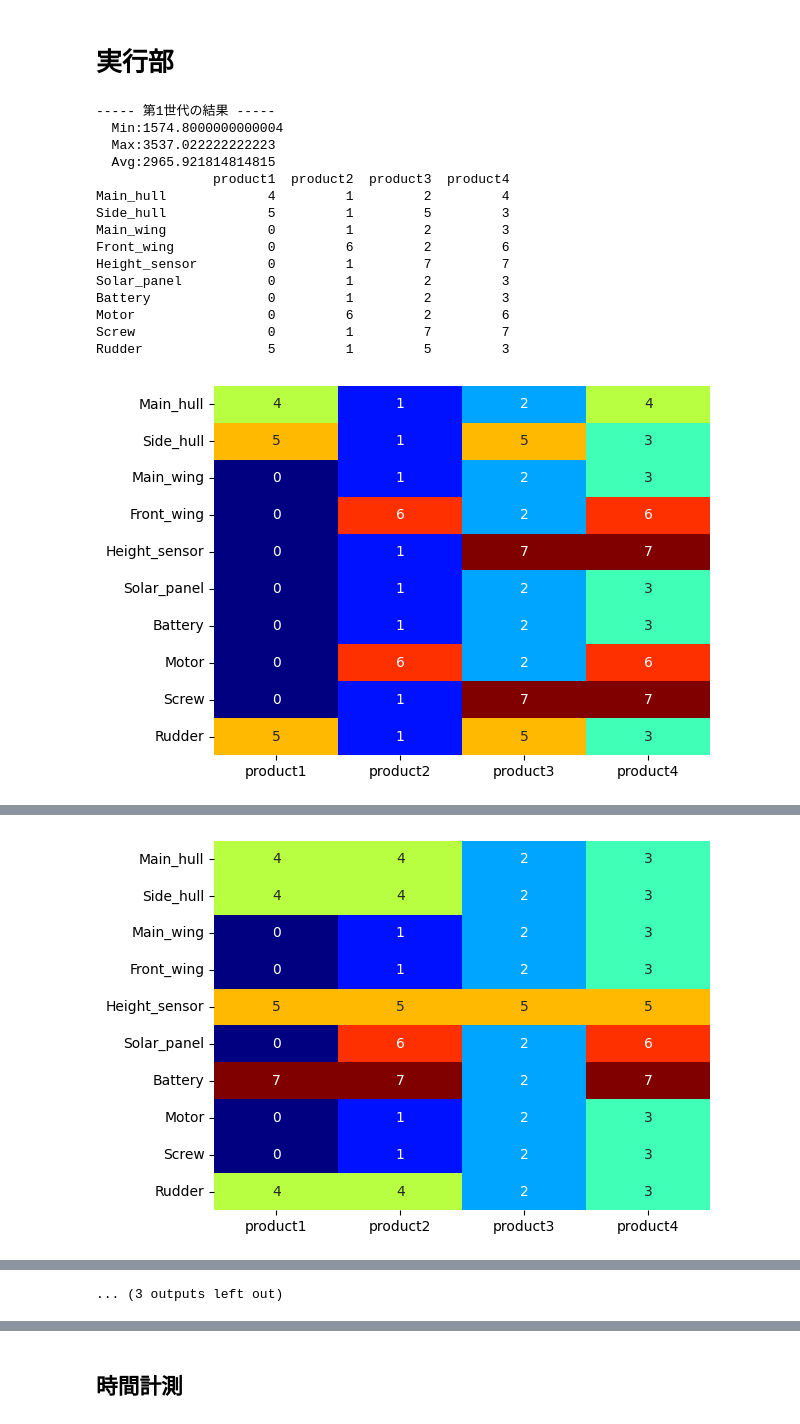
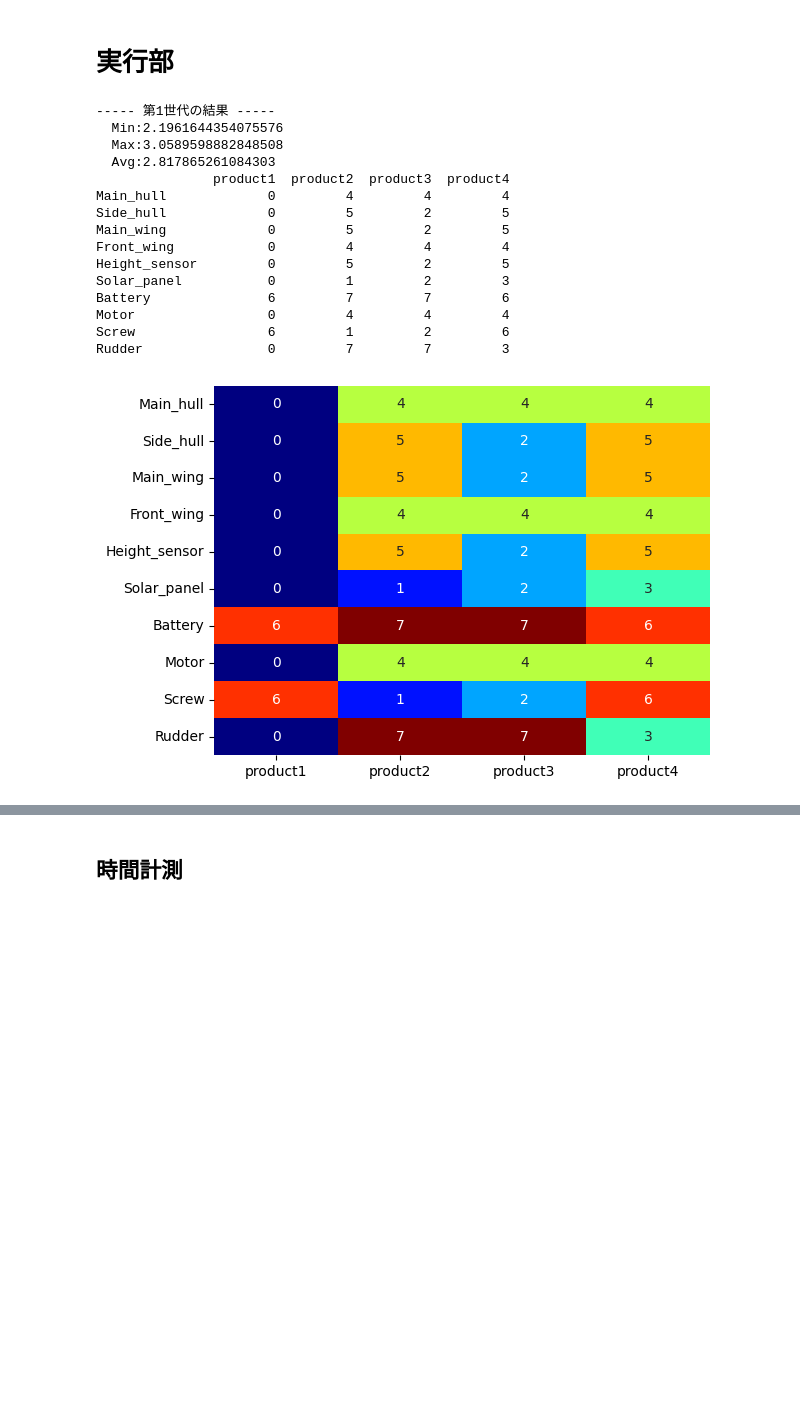
Before and after one commit to pippi12/architecture, a Jupyter notebook: modulardesign.ipynb, the cells around one changed output, grey strips where cells are left out. Drawn from its saved outputs; the diff is of its cells as text; code cells hidden in the pictures; blank space fills up the shorter version.

```diff
--- a/modulardesign.ipynb
+++ b/modulardesign.ipynb
@@ -714,7 +680,7 @@ g = Gene(pf)
 ## 進化計算クラス
 # %%
 class EvolutionaryAlgorithm():
-    def __init__(self, pf, pc, pm, lmbd, mu, k_tcd, k_pcr, k_scr, k_inh, nrep):
+    def __init__(self, pf, pc, pm, lmbd, mu, k_tcd, k_pcr, k_scr, k_inh, goal_tcd, goal_pcr, goal_scr, goal_inh, nrep):
         # c_max
         self.pf = pf
         self.pc = pc # 一様交叉が起こる確率
@@ -727,6 +693,11 @@ class EvolutionaryAlgorithm():
         self.k_pcr = k_pcr
         self.k_scr = k_scr
         self.k_inh = k_inh
+
+        self.goal_tcd = goal_tcd
+        self.goal_pcr = goal_pcr
+        self.goal_scr = goal_scr
+        self.goal_inh = goal_inh
 
         # 時間計測
         self.time_cross = 0
@@ -847,7 +818,7 @@ class EvolutionaryAlgorithm():
 
         # 初期個体の適応度計算
         for ga in current_generations:
-            ga.evaluate(self.k_tcd,self.k_pcr,self.k_scr,self.k_inh)
+            ga.evaluate(self.k_tcd,self.k_pcr,self.k_scr,self.k_inh,self.goal_tcd,self.goal_pcr,self.goal_scr,self.goal_inh)
 
         # 評価履歴格納用
         evaluation_min = []
@@ -888,7 +859,7 @@ class EvolutionaryAlgorithm():
 
                 # 適応度計算
                 st = time.perf_counter()
-                gene.evaluate(self.k_tcd,self.k_pcr,self.k_scr,self.k_inh)
+                gene.evaluate(self.k_tcd,self.k_pcr,self.k_scr,self.k_inh,self.goal_tcd,self.goal_pcr,self.goal_scr,self.goal_inh)
                 et = time.perf_counter()
                 self.time_evaluation += et - st
 
@@ -936,10 +907,10 @@ class EvolutionaryAlgorithm():
                 print("  Max:" + str(tmp_max))
                 print("  Avg:" + str(tmp_ave))
                 ga_best.visualize_module_list()
-                print('総妥強度: ' + str(ga_best.total_compromise_degree) + ' -> ' + str(ga_best.total_compromise_degree*self.k_tcd))
-                print('構成部位共通化率: ' + str(ga_best.pcr) + ' -> ' + str(ga_best.pcr*self.k_pcr))
-                print('構造共通化率: ' + str(ga_best.scr) + ' -> ' + str(ga_best.scr*self.k_scr))
-                print('調整阻害度: ' + str(ga_best.inh_coord) + ' -> ' + str(ga_best.inh_coord*self.k_inh))
+                print('総妥強度: ' + str(ga_best.total_compromise_degree) + ' -> ' + str(ga_best.total_compromise_degree*self.k_tcd) + ' -> ' + str(abs(self.goal_tcd - ga_best.total_compromise_degree)/self.goal_tcd * self.k_tcd))
+                print('構成部位共通化率: ' + str(ga_best.pcr) + ' -> ' + str(ga_best.pcr*self.k_pcr) + ' -> ' + str(abs(self.goal_pcr - ga_best.pcr)/self.goal_pcr * self.k_pcr))
+                print('構造共通化率: ' + str(ga_best.scr) + ' -> ' + str(ga_best.scr*self.k_scr) + ' -> ' + str(abs(self.goal_scr-ga_best.scr)/self.goal_scr * self.k_scr))
+                print('調整阻害度: ' + str(ga_best.inh_coord) + ' -> ' + str(ga_best.inh_coord*self.k_inh) + ' -> ' + str(abs(self.goal_inh-ga_best.inh_coord)/self.goal_inh * self.k_inh))
 
         # 出力
         os.makedirs('/content/drive/MyDrive/work/architecture/out', exist_ok=True)
@@ -998,52 +969,59 @@ def check_common_pair(pf, ga):
 # 一時的な処置．難しい組み合わせで検証できるようにしている
 def sousa(ga):
     #1
     ga.chromosome[0]=1 #1x2
     ga.chromosome[1]=0 #1x3
     ga.chromosome[2]=0 #1x4
     ga.chromosome[3]=0 #2x3
     ga.chromosome[4]=0 #2x4
     ga.chromosome[5]=1 #3x4
     #2
     ga.chromosome[6]=0 #1x2
     ga.chromosome[7]=1 #1x3
     ga.chromosome[8]=0 #1x4
     ga.chromosome[9]=0 #2x3
     ga.chromosome[10]=1 #2x4
     ga.chromosome[11]=1 #3x4
     return
 
 cf = CommonFunctions()
 pf = ProductFamily()
 pc = 1.0
-pm = 1/36
-lmbd = 200
-mu = 100
-k_tcd = 5#10
-k_pcr = - 4000#10
-k_scr = - 500#100#1
-k_inh = 0.1#0.5
-nrep = 50
+pm = 0
+lmbd = 300
+mu = 150
+
+k_tcd = 1#5#10
+k_pcr = 1#4000#10
+k_scr = 1#500#100#1
+k_inh = 1#0.1#0.5
+
+goal_tcd = 622
+goal_pcr = 0.63
+goal_scr = 0.84
+goal_inh =4735
+
+nrep = 100
 
 import time
 start = time.perf_counter()
-ga = EvolutionaryAlgorithm(pf,pc,pm,lmbd,mu,k_tcd,k_pcr,k_scr,k_inh,nrep)
+ga = EvolutionaryAlgorithm(pf,pc,pm,lmbd,mu,k_tcd,k_pcr,k_scr,k_inh,goal_tcd,goal_pcr,goal_scr,goal_inh,nrep)
 ga.calculation()
 print("elapsed_time = {0} sec".format(time.perf_counter()-start))
 # %% [output]
 ----- 第1世代の結果 -----
-  Min:1574.8000000000004
-  Max:3537.022222222223
-  Avg:2965.921814814815
+  Min:2.1961644354075576
+  Max:3.0589598882848508
+  Avg:2.817865261084303
                product1  product2  product3  product4
-Main_hull             4         1         2         4
-Side_hull             5         1         5         3
-Main_wing             0         1         2         3
-Front_wing            0         6         2         6
-Height_sensor         0         1         7         7
+Main_hull             0         4         4         4
+Side_hull             0         5         2         5
+Main_wing             0         5         2         5
+Front_wing            0         4         4         4
+Height_sensor         0         5         2         5
 Solar_panel           0         1         2         3
-Battery               0         1         2         3
-Motor                 0         6         2         6
-Screw                 0         1         7         7
-Rudder                5         1         5         3
+Battery               6         7         7         6
+Motor                 0         4         4         4
+Screw                 6         1         2         6
+Rudder                0         7         7         3
-[figure, old version]
+[figure, new version]
@@ -1069 +1031,0 @@ Rudder                4         4         2         3
-[figure, removed]
@@ -1150 +1031,0 @@ Rudder                0         1         2         3
-... (3 outputs left out)
```
Also changed, not shown: parts of 6 cells of this notebook, 8 other files.
